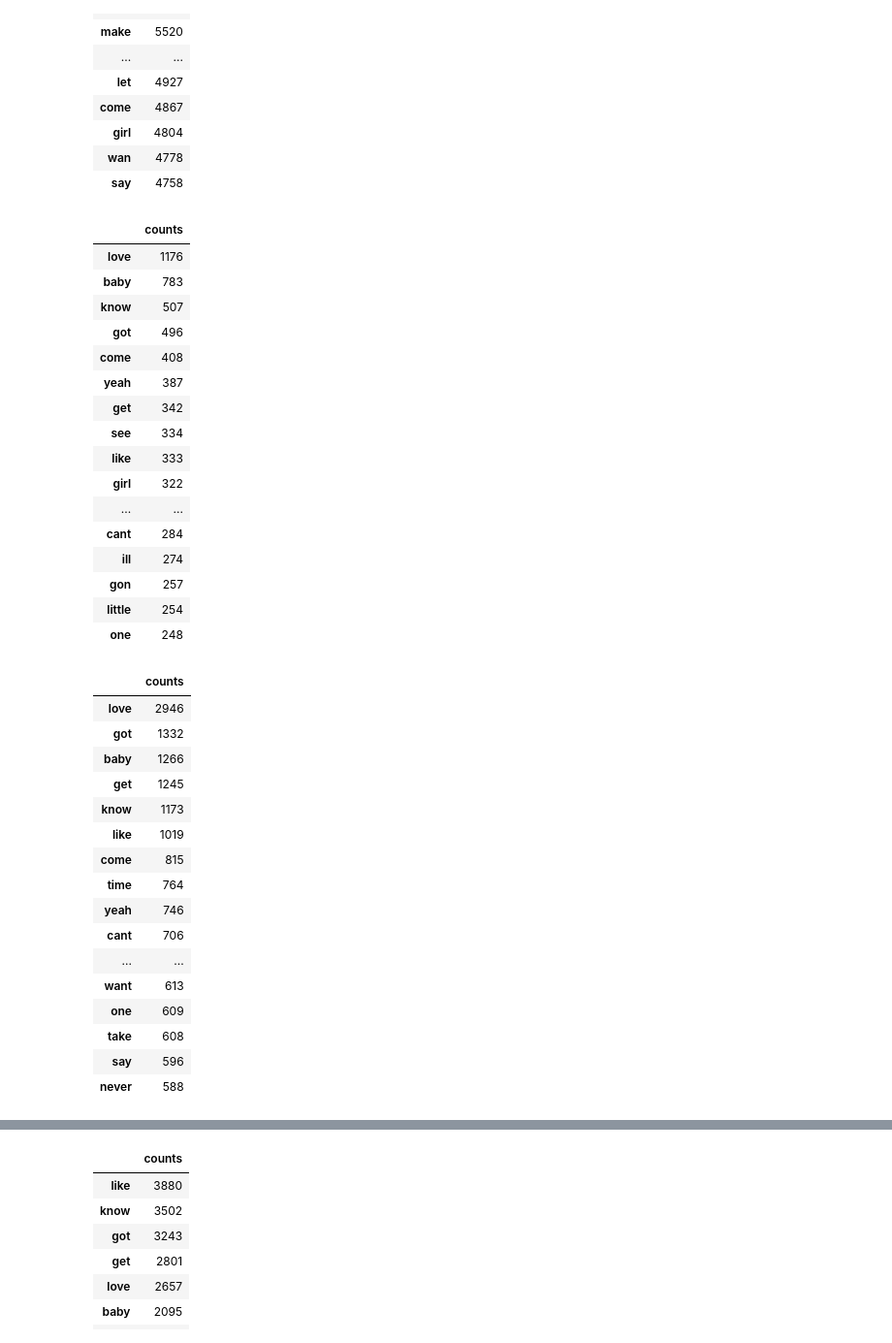
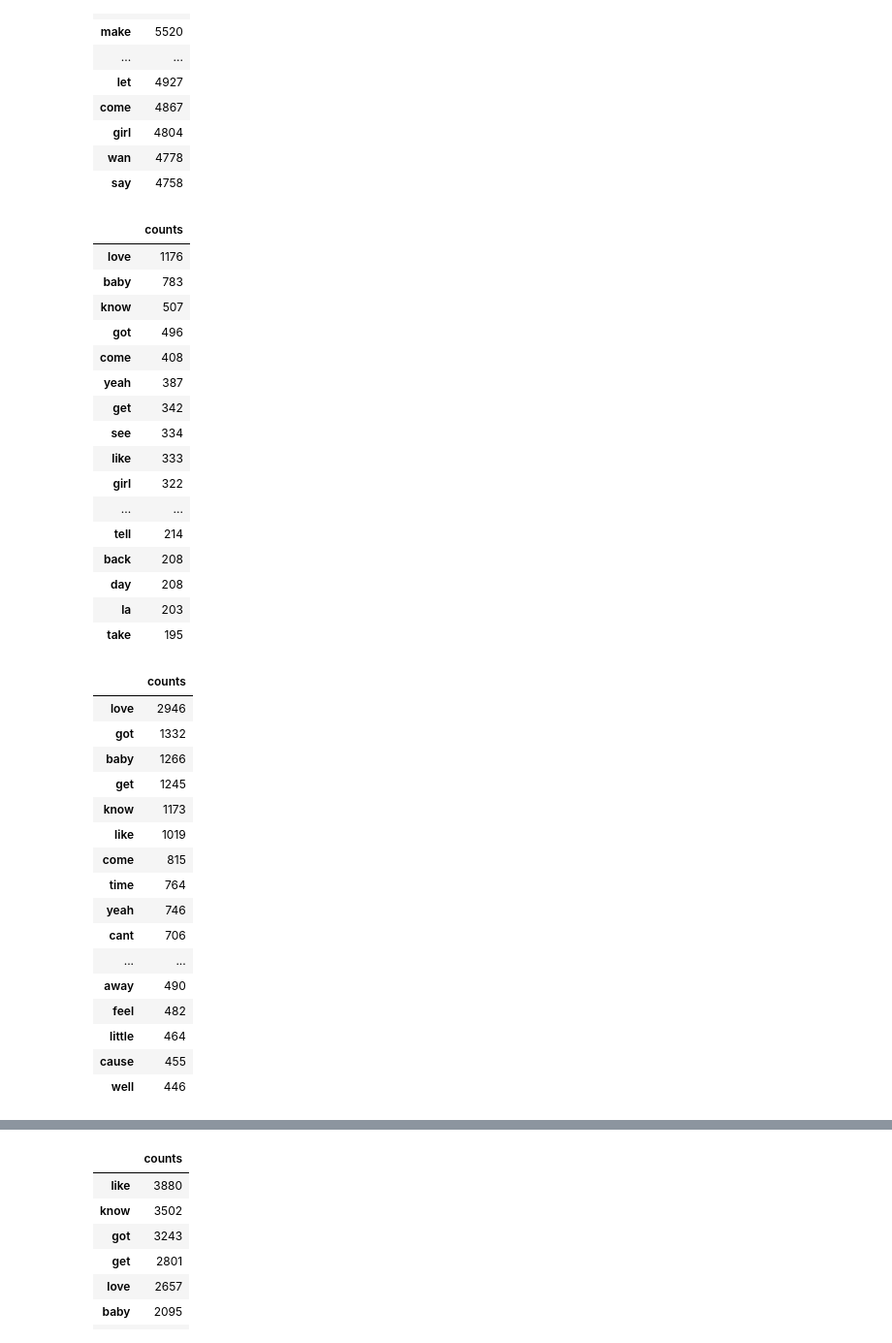
Before and after one commit to mbuck86/Capstone1, a Jupyter notebook: Data Story/Data Story Notebook.ipynb, the cells around one changed output, grey strips where cells are left out. Shown at 97% size. Drawn from its saved outputs; the diff is of its cells as text; code cells hidden in the pictures.

```diff
--- a/Data Story/Data Story Notebook.ipynb
+++ b/Data Story/Data Story Notebook.ipynb
@@ -91,7 +92,7 @@ def preprocess(string):
     tok = [t.lower() for t in tok]
     tok = [t for t in tok if t.isalpha()]
     stop_words = stopwords.words('english')
-    data_stops = ['im', 'dont', 'youre', 'na', 'oh']
+    data_stops = ['im', 'dont', 'youre', 'na', 'oh', 'ill']
     tok = [t for t in tok if t not in stop_words]
     tok = [t for t in tok if t not in data_stops]
     return tok
@@ -144,27 +145,27 @@ nineties = wordcounts(songs[songs.Decade==1990]['Tokens'])
 auts = wordcounts(songs[songs.Decade==2000]['Tokens'])
 teens = wordcounts(songs[songs.Decade==2010]['Tokens'])
 # %%
-sixties.head(20)
+sixties.head(30)
 # %% [output]
 |  | counts |
 | love | 1176 |
 | baby | 783 |
 | know | 507 |
 | got | 496 |
 | come | 408 |
 | yeah | 387 |
 | get | 342 |
 | see | 334 |
 | like | 333 |
 | girl | 322 |
 | ... | ... |
-| cant | 284 |
-| ill | 274 |
-| gon | 257 |
-| little | 254 |
-| one | 248 |
+| tell | 214 |
+| back | 208 |
+| day | 208 |
+| la | 203 |
+| take | 195 |
 # %%
-seventies.head(20)
+seventies.head(30)
 # %% [output]
 |  | counts |
 | love | 2946 |
@@ -178,9 +179,9 @@ seventies.head(20)
 | yeah | 746 |
 | cant | 706 |
 | ... | ... |
-| want | 613 |
-| one | 609 |
-| take | 608 |
-| say | 596 |
-| never | 588 |
+| away | 490 |
+| feel | 482 |
+| little | 464 |
+| cause | 455 |
+| well | 446 |
 # %%
```
Also changed, not shown: parts of 6 cells of this notebook.
